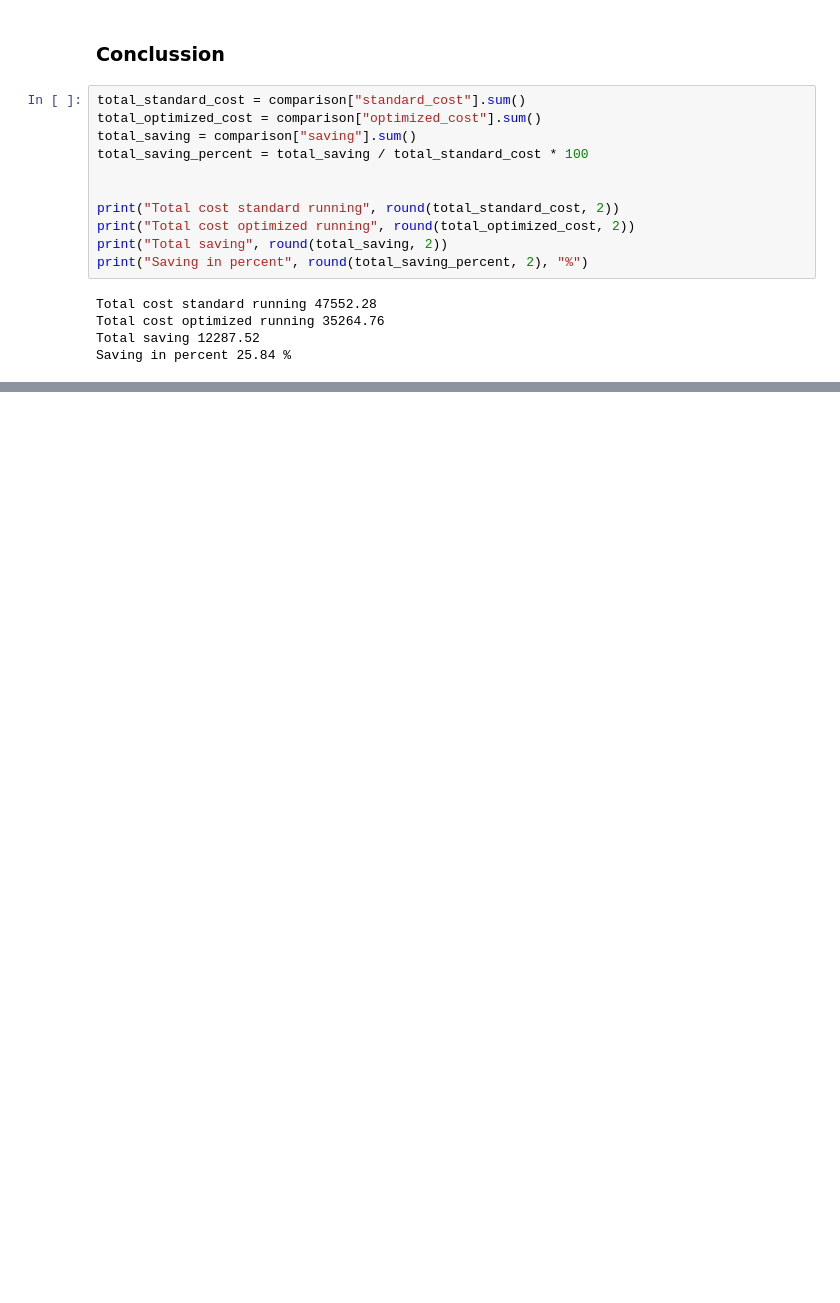
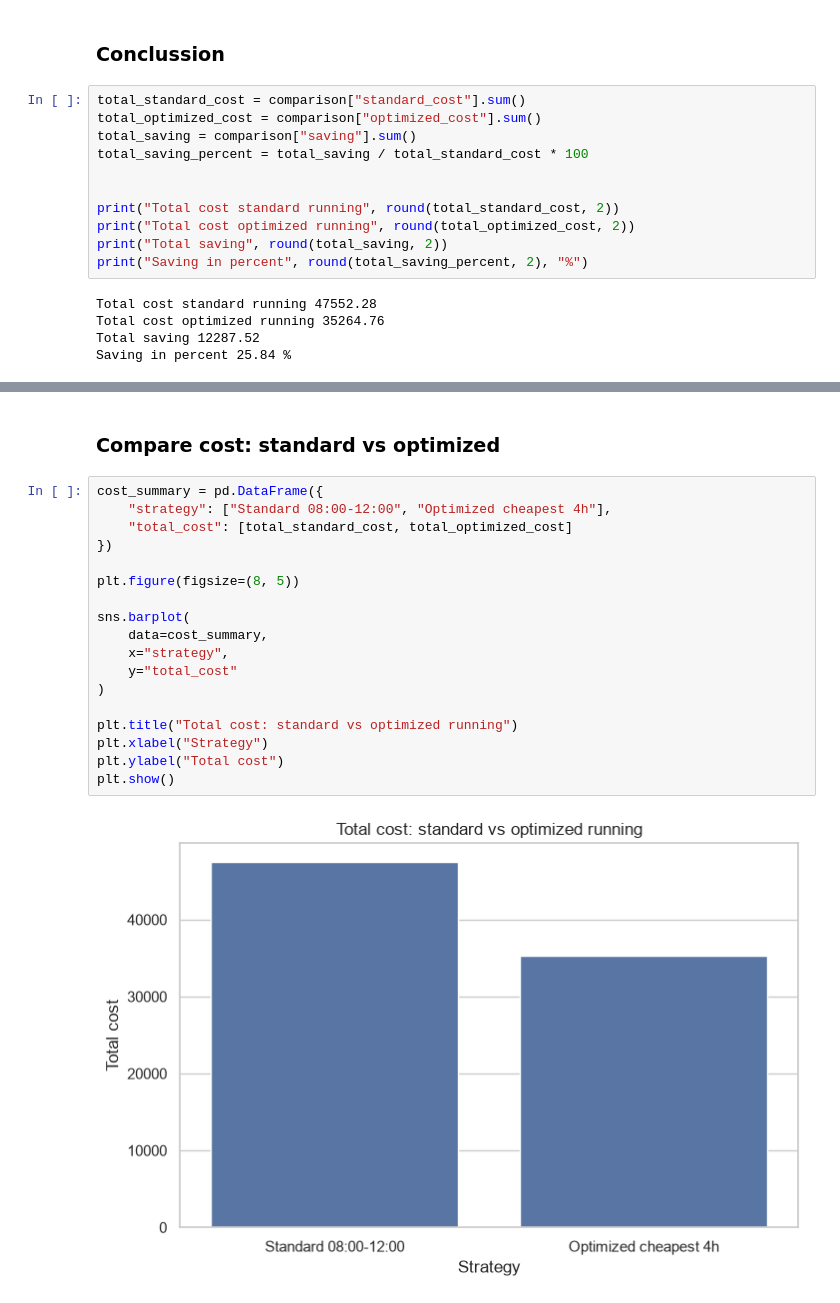
Before and after one commit to kevinbrunomlops/energy_optimization_project, a Jupyter notebook: notebooks/02_baseline_optimization.ipynb, the cells around one changed output, grey strips where cells are left out. Cells and saved outputs as stored; diff of their text form; blank space fills up the shorter version.

```diff
--- a/notebooks/02_baseline_optimization.ipynb
+++ b/notebooks/02_baseline_optimization.ipynb
@@ -191,0 +244,22 @@ Saving in percent 25.84 %
+# %% [markdown]
+### Compare cost: standard vs optimized
+# %%
+cost_summary = pd.DataFrame({
+    "strategy": ["Standard 08:00-12:00", "Optimized cheapest 4h"],
+    "total_cost": [total_standard_cost, total_optimized_cost]
+})
+
+plt.figure(figsize=(8, 5))
+
+sns.barplot(
+    data=cost_summary,
+    x="strategy",
+    y="total_cost"
+)
+
+plt.title("Total cost: standard vs optimized running")
+plt.xlabel("Strategy")
+plt.ylabel("Total cost")
+plt.show()
+# %% [output]
+[figure, added]
```
Also changed, not shown: parts of 5 cells of this notebook.
